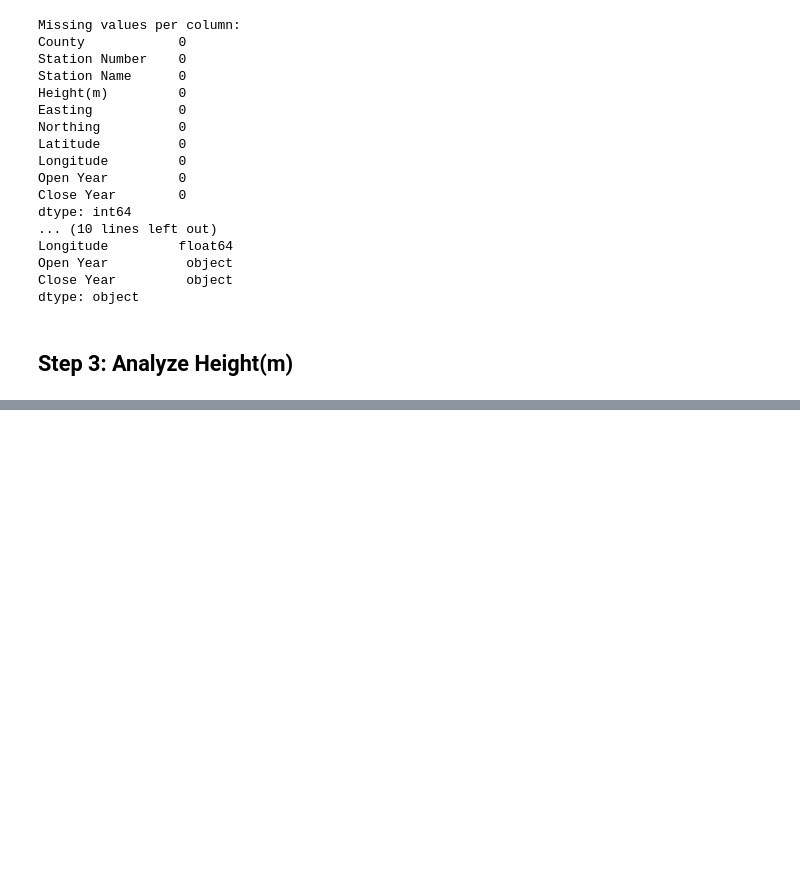
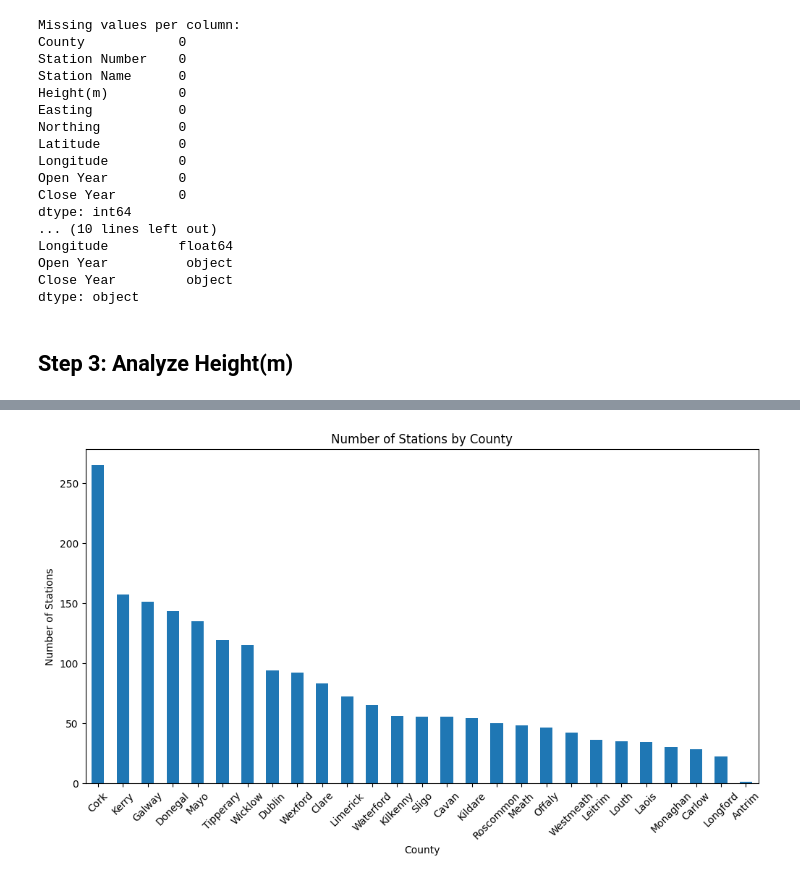
Before and after one commit to gusgoes/PFDA, a Jupyter notebook: project/project.ipynb, the cells around one changed output, grey strips where cells are left out. Saved outputs shown, nothing was run; the diff lists cells and outputs as text; code cells hidden in the pictures; blank space fills up the shorter version.

```diff
--- a/project/project.ipynb
+++ b/project/project.ipynb
@@ -170,0 +167,14 @@ KeyError: 'wind_speed'
+# %%
+# Count the number of stations by county
+stations_by_county = df['county'].value_counts()
+
+# Plot the number of stations by county
+plt.figure(figsize=(12, 6))
+stations_by_county.plot(kind='bar')
+plt.title('Number of Stations by County')
+plt.xlabel('County')
+plt.ylabel('Number of Stations')
+plt.xticks(rotation=45)
+plt.show()
+# %% [output]
+[figure, added]
```
Also changed, not shown: parts of 4 cells of this notebook, 1 other file.
